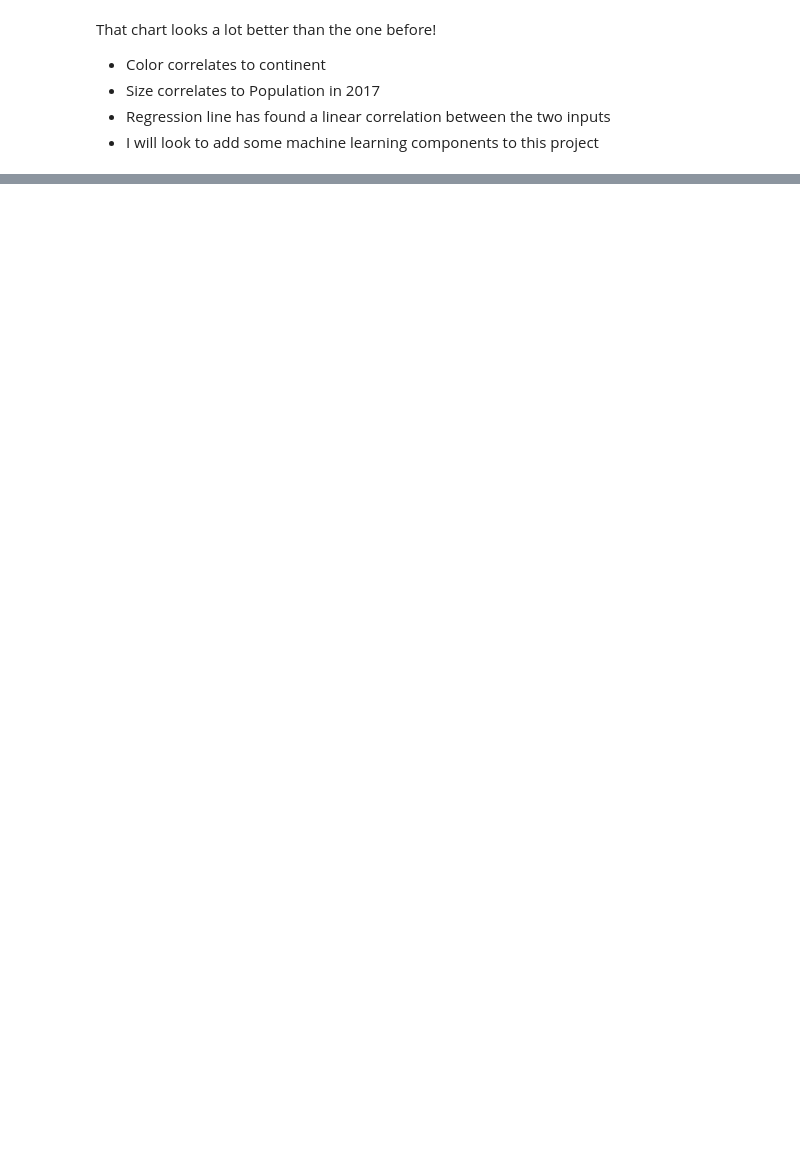
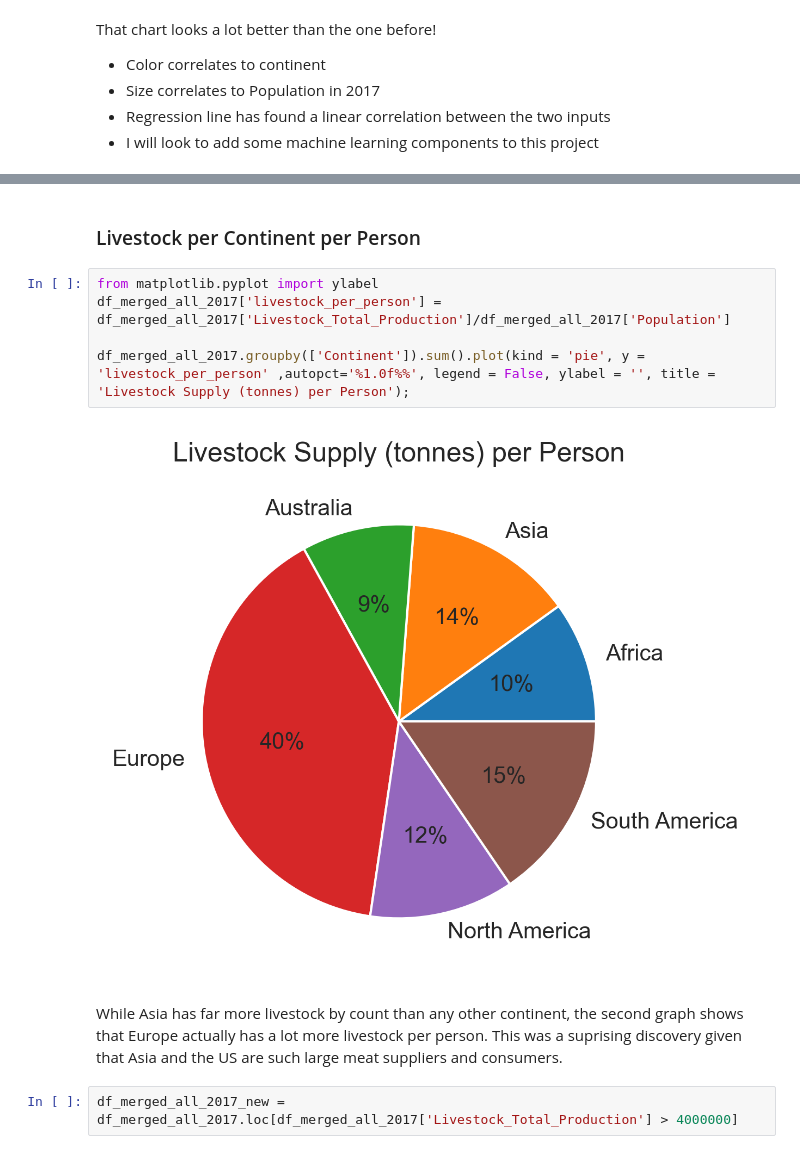
Before and after one commit to ssfriedman1/Meat-Consumption-Trends, a Jupyter notebook: meat_consume.ipynb, the cells around one changed output, grey strips where cells are left out. Cells and saved outputs as stored; diff of their text form; blank space fills up the shorter version.

```diff
--- a/meat_consume.ipynb
+++ b/meat_consume.ipynb
@@ -175,0 +199,13 @@ That chart looks a lot better than the one before!
+# %% [markdown]
+### Livestock per Continent per Person ###
+# %%
+from matplotlib.pyplot import ylabel
+df_merged_all_2017['livestock_per_person'] = df_merged_all_2017['Livestock_Total_Production']/df_merged_all_2017['Population']
+
+df_merged_all_2017.groupby(['Continent']).sum().plot(kind = 'pie', y = 'livestock_per_person' ,autopct='%1.0f%%', legend = False, ylabel = '', title = 'Livestock Supply (tonnes) per Person');
+# %% [output]
+[figure, added]
+# %% [markdown]
+While Asia has far more livestock by count than any other continent, the second graph shows that Europe actually has a lot more livestock per person. This was a suprising discovery given that Asia and the US are such large meat suppliers and consumers.
+# %%
+df_merged_all_2017_new = df_merged_all_2017.loc[df_merged_all_2017['Livestock_Total_Production'] > 4000000]
```
Also changed, not shown: parts of 16 cells of this notebook.
